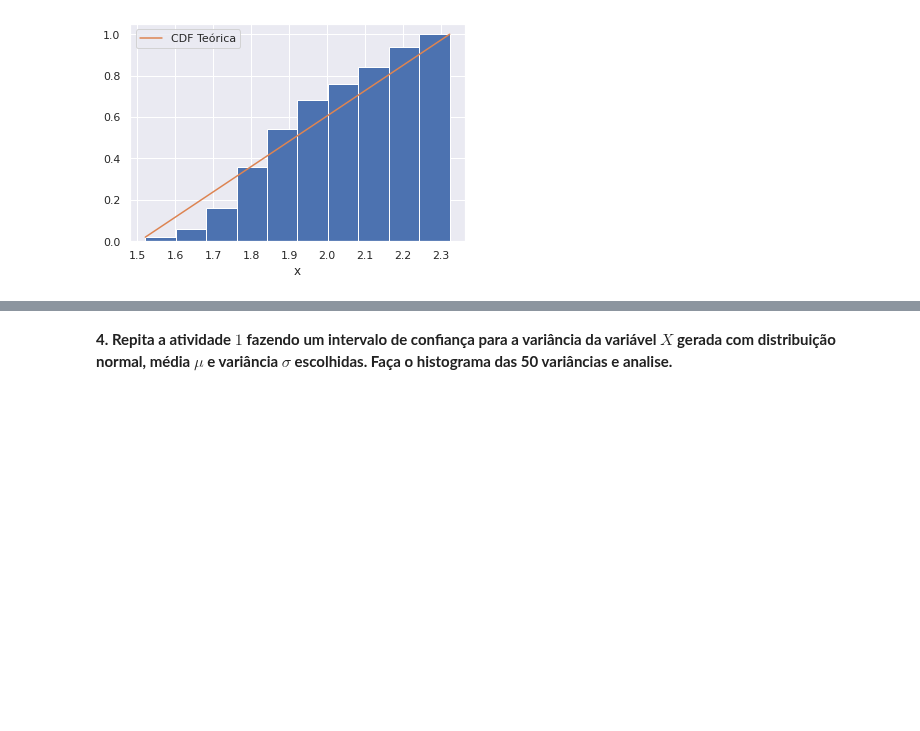
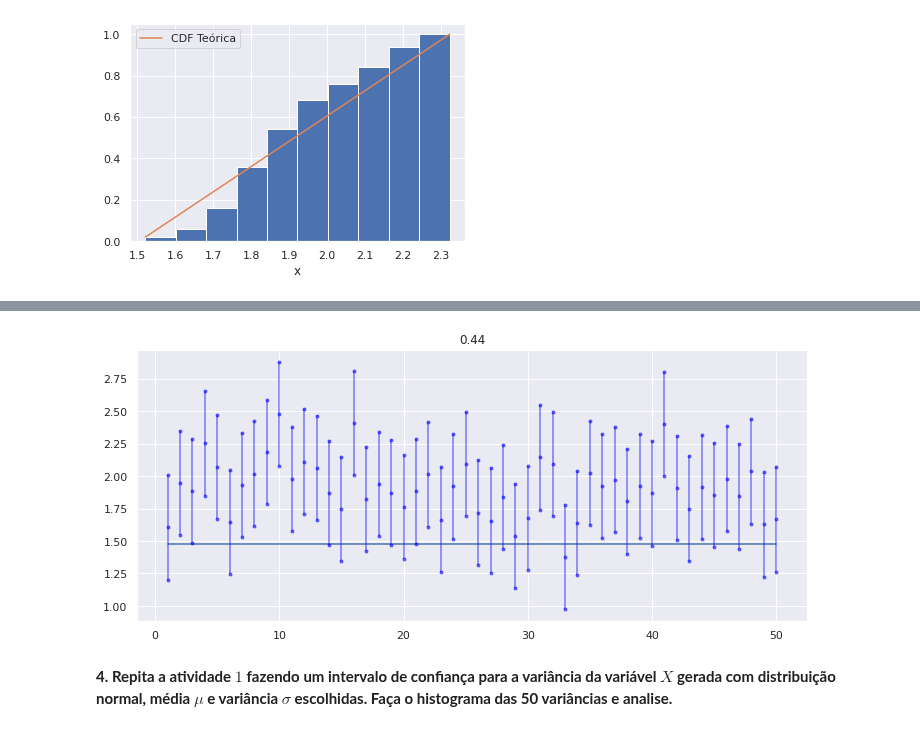
Before and after one commit to ifribeiro/TEI-EstApl, a Jupyter notebook: EPC6.ipynb, the cells around one changed output, grey strips where cells are left out. Cells and saved outputs as stored; diff of their text form; code cells hidden in the pictures; blank space fills up the shorter version.

```diff
--- a/EPC6.ipynb
+++ b/EPC6.ipynb
@@ -94,3 +120,26 @@ plt.legend();
+# %%
+n = 50
+n_intervalos_3 = []
+cnts=0
+amostras = [np.random.choice(X3, size=20) for i in range(50)]
+std_amostral = np.std(amostras)
+muX_3 = X3.mean()
+for Xi in amostras:
+    ci = uniform.interval(0.95, loc=Xi.mean(), scale=std_amostral)
+    n_intervalos_3.append(ci)
+    if (muX_3>=ci[0] and muX_3<=ci[1]):
+        cnts+=1
+# %%
+fig, ax = plt.subplots(figsize=(12,5))
+y = [muX_3 for _ in range(n)]
+intervalos = np.arange(1,51)
+ax.plot(intervalos, y)
+for i in intervalos:
+    ypoints = [n_intervalos_3[i-1][0], np.mean(n_intervalos_3[i-1]), n_intervalos_3[i-1][1]]
+    ax.plot([i,i,i], ypoints, marker='.', c='blue', alpha=0.5)
+ax.set_title("{}".format(cnts/n));
+# %% [output]
+[figure, added]
 # %% [markdown]
 **4. Repita a atividade $1$ fazendo um intervalo de confiança para a variância da variável $X$ gerada com distribuição normal, média $\mu$ e variância $\sigma$ escolhidas. Faça o histograma das 50 variâncias e analise.**
 # %%
```
Also changed, not shown: parts of 5 cells of this notebook.
